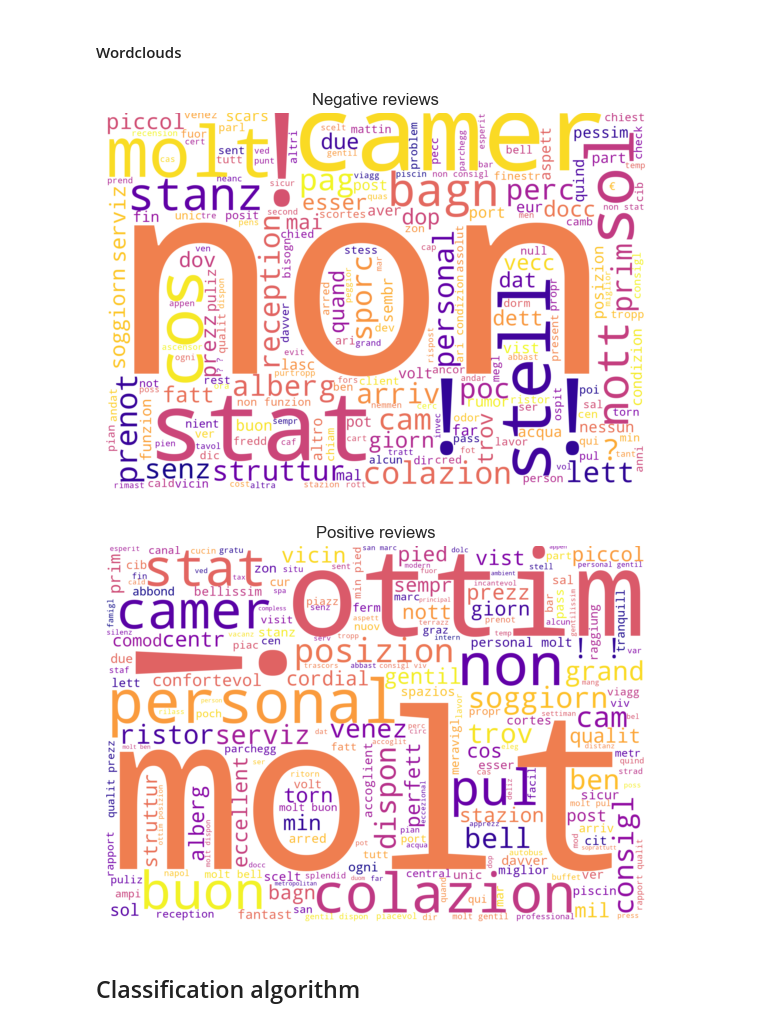
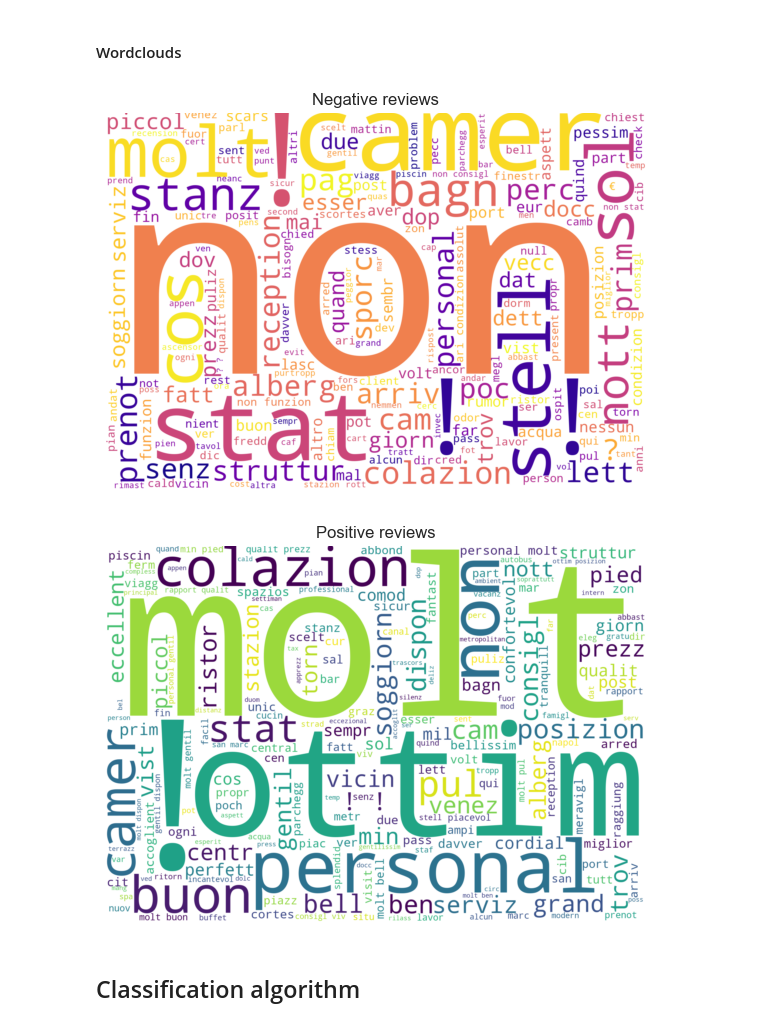
Before and after one commit to manuelemacchia/hotel-sentiment-analysis, a Jupyter notebook: classifier.ipynb, the cells around one changed output. Cells and saved outputs as stored; diff of their text form; code cells hidden in the pictures.

```diff
--- a/classifier.ipynb
+++ b/classifier.ipynb
@@ -248,23 +248,25 @@ def word_frequency(X, word_index):
 # %%
 for c in classes:
     idx = df[df['class'] == c].index
     f = word_frequency(X[idx], vectorizer.vocabulary_)
 
     if c == "pos":
+        cm = "viridis"
         title = "Positive reviews"
     elif c == "neg":
+        cm = "plasma"
         title = "Negative reviews"
 
-    wc = WordCloud(background_color='white', width=2000, height=1400, colormap="plasma")
+    wc = WordCloud(background_color='white', width=2000, height=1400, colormap=cm)
     wordcloud = wc.generate_from_frequencies(f)
 
     fig, ax = plt.subplots(figsize=(7, 5), dpi=100)
     ax.set_title(title)
     ax.imshow(wordcloud, interpolation='bilinear')
     ax.axis("off")
 # %% [output]
 [figure]
-[figure, old version]
+[figure, new version]
 # %% [markdown]
 ## Classification algorithm
 # %% [markdown]
```
